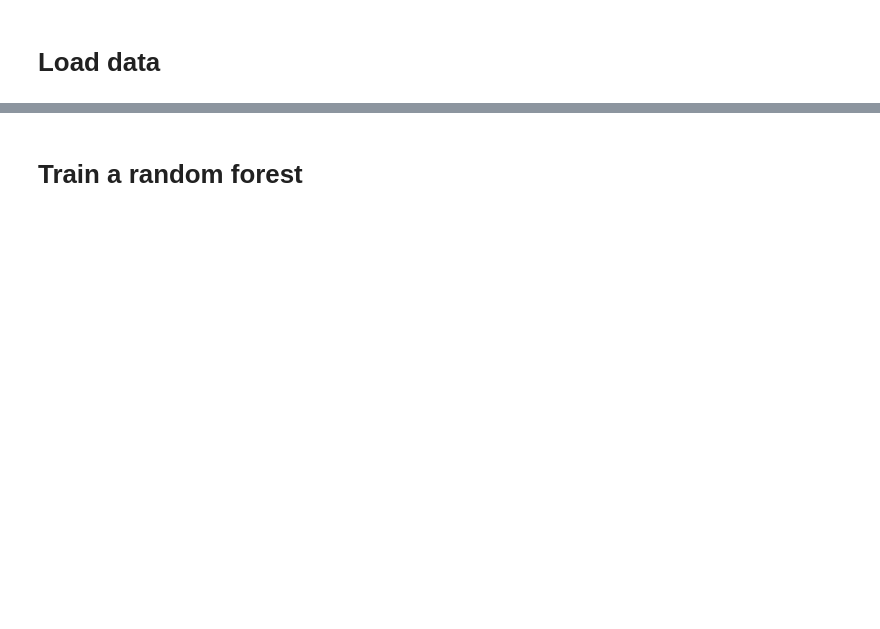
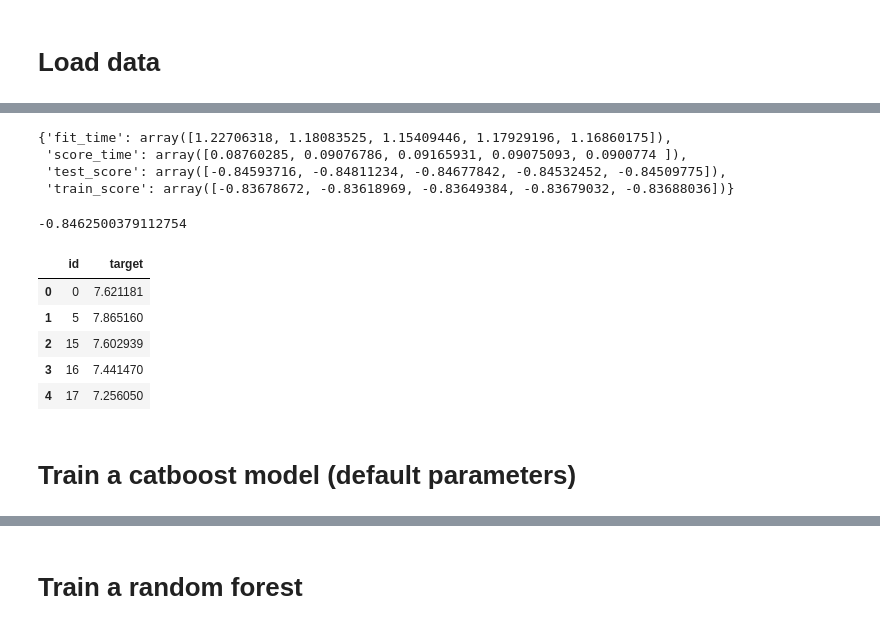
Before and after one commit to herwinvw/TabularPlaygroundFeb2021, a Jupyter notebook: Model.ipynb, the cells around one changed output, grey strips where cells are left out. Cells and saved outputs as stored; diff of their text form; code cells hidden in the pictures; blank space fills up the shorter version.

Commit message:
models

```diff
--- a/Model.ipynb
+++ b/Model.ipynb
@@ -15,0 +35,7 @@ train.head()
+# %%
+x_train = train.drop(columns=['target','id'])
+y_train = train['target']
+# %%
+for cat in cat_cols:
+    x_train[cat] = x_train[cat].astype("category")
+    test[cat] = test[cat].astype("category")
@@ -15,0 +44,6 @@ train.head()
+# %%
+def submit(model):
+    model.fit(x_train, y_train)
+    pred = model.predict(test.drop(columns='id'))
+    submission = pd.DataFrame({'id':test['id'], 'target':pred})
+    return submission
@@ -15,0 +54,2 @@ train.head()
+# %%
+bt = LGBMRegressor(n_jobs=-2)
@@ -15,0 +59,21 @@ train.head()
+# %%
+scores
+# %% [output]
+{'fit_time': array([1.22706318, 1.18083525, 1.15409446, 1.17929196, 1.16860175]),
+ 'score_time': array([0.08760285, 0.09076786, 0.09165931, 0.09075093, 0.0900774 ]),
+ 'test_score': array([-0.84593716, -0.84811234, -0.84677842, -0.84532452, -0.84509775]),
+ 'train_score': array([-0.83678672, -0.83618969, -0.83649384, -0.83679032, -0.83688036])}
+# %%
+scores['test_score'].mean()
+# %% [output]
+-0.8462500379112754
+# %%
+submission = submit(bt)
+submission.head()
+# %% [output]
+|  | id | target |
+| 0 | 0 | 7.621181 |
+| 1 | 5 | 7.865160 |
+| 2 | 15 | 7.602939 |
+| 3 | 16 | 7.441470 |
+| 4 | 17 | 7.256050 |
@@ -15,0 +82,2 @@ train.head()
+# %% [markdown]
+# Train a catboost model (default parameters)
```
Also changed, not shown: parts of 37 cells of this notebook, 2 other files.
